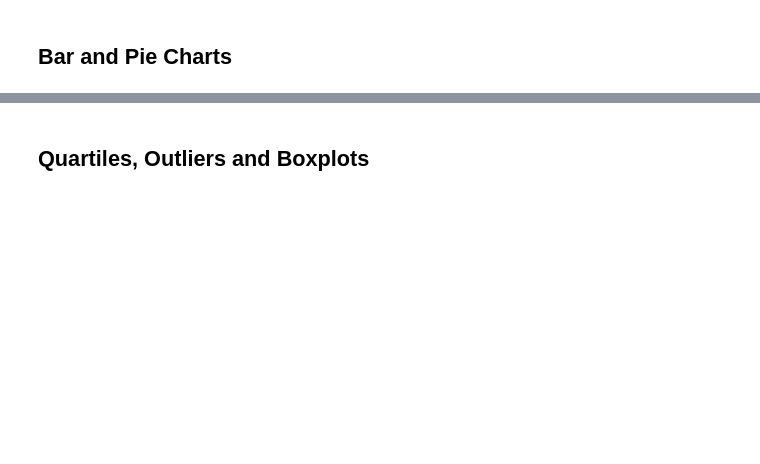
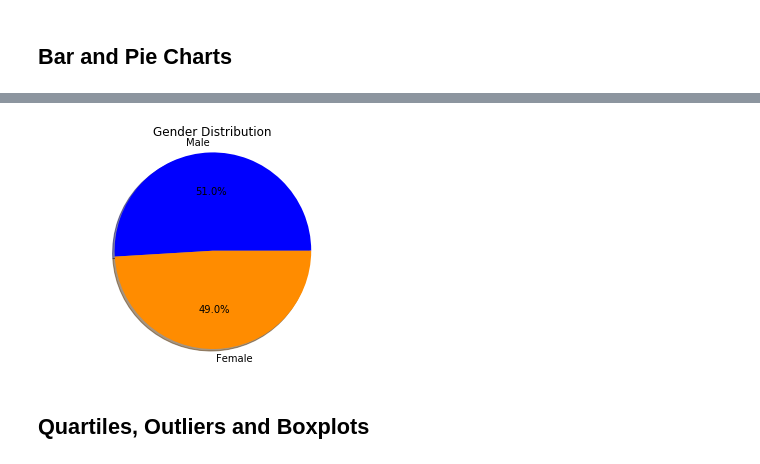
Before and after one commit to SidDas8/matplotlib-challenge, a Jupyter notebook: Pymaceuticals/pymaceuticals_starter.ipynb, the cells around one changed output, grey strips where cells are left out. Cells and saved outputs as stored; diff of their text form; code cells hidden in the pictures; blank space fills up the shorter version.

```diff
--- a/Pymaceuticals/pymaceuticals_starter.ipynb
+++ b/Pymaceuticals/pymaceuticals_starter.ipynb
@@ -237,26 +239,25 @@ plt.show()
 # %%
 # Generate a pie plot showing the distribution of female versus male mice using pyplot
 
-# Calculate distribution of female versus male mice
-gendercount_df = pd.DataFrame(groupgender['Mouse ID'].count())
-
-# Sort into descending order
-gendercount_df = gendercount_df.sort_values(by = ['Mouse ID'], ascending = False)
+# Data frame with distribution of female versus male mice
+gendercount_df = pd.DataFrame(gendercount)
 
 # Create labels for pie chart
 genders = ['Male', 'Female']
 
 # Plot using pyplot
 pyplotpie = plt.pie(gendercount_df['Mouse ID'], labels = genders, colors = ['blue', 'darkorange'],
-                    autopct="%1.1f%%", shadow=True)
+                    autopct = "%1.1f%%", shadow = True)
 
 # Set textual properties
 plt.title('Gender Distribution')
 
 # Ensure perfect circular shape
 plt.axis("equal")
 
 plt.show()
+# %% [output]
+[figure, added]
 # %% [markdown]
 ## Quartiles, Outliers and Boxplots
 # %%
```
Also changed, not shown: parts of 12 cells of this notebook.
